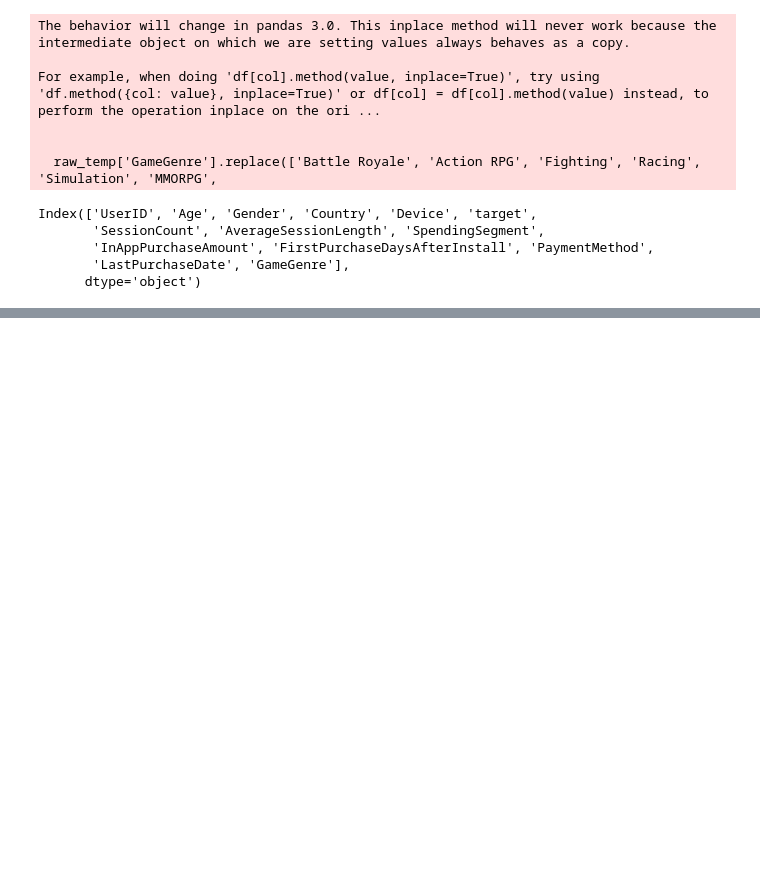
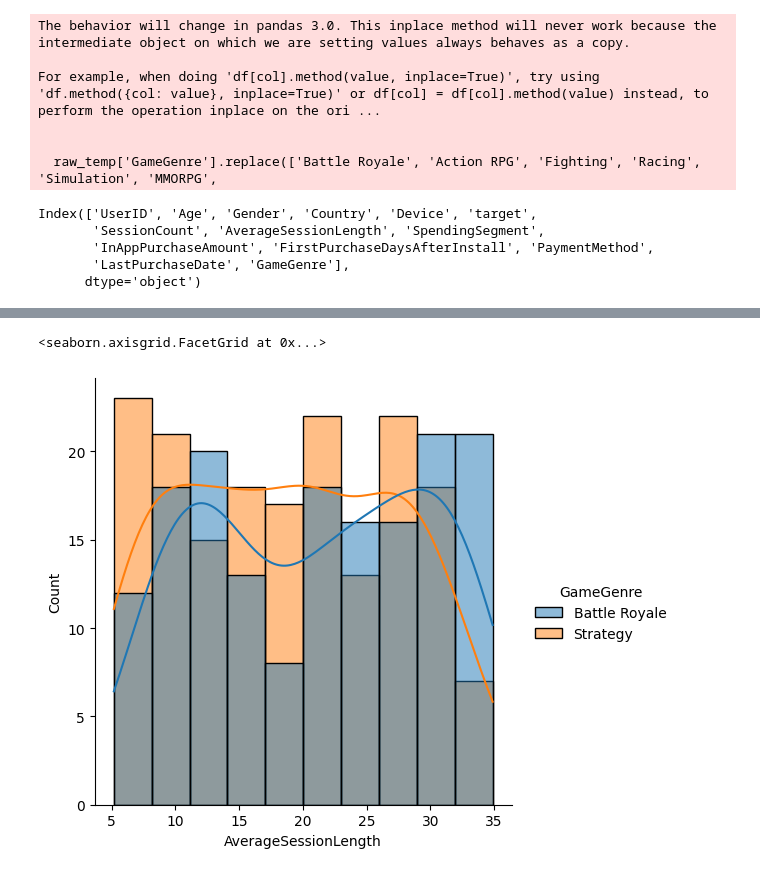
Before and after one commit to heyin-start/2025_FinalProject_-00101010-, a Jupyter notebook: finalProjectCode.ipynb, the cells around one changed output, grey strips where cells are left out. Saved outputs shown, nothing was run; the diff lists cells and outputs as text; code cells hidden in the pictures; blank space fills up the shorter version.

```diff
--- a/finalProjectCode.ipynb
+++ b/finalProjectCode.ipynb
@@ -183,0 +216,6 @@ R2 score: 0, regression model failed, k=9
+# %%
+#graph to compare average session length of battle royale and strategy game
+sns.displot(data=raw_temp[(raw_temp['GameGenre']=='Battle Royale')|(raw_temp['GameGenre']=='Strategy')], x='AverageSessionLength', hue='GameGenre', kde=True)
+# %% [output]
+<seaborn.axisgrid.FacetGrid at 0x...>
+[figure, added]
```
Also changed, not shown: parts of 22 cells of this notebook.
